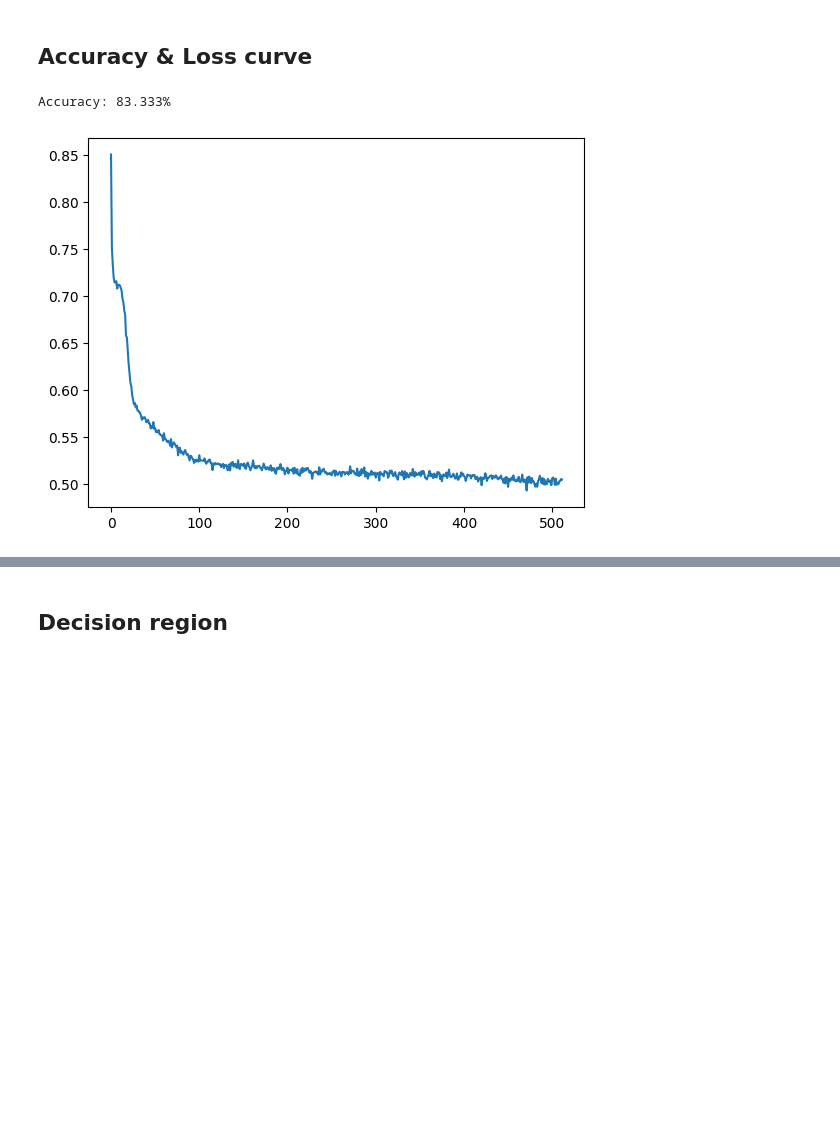
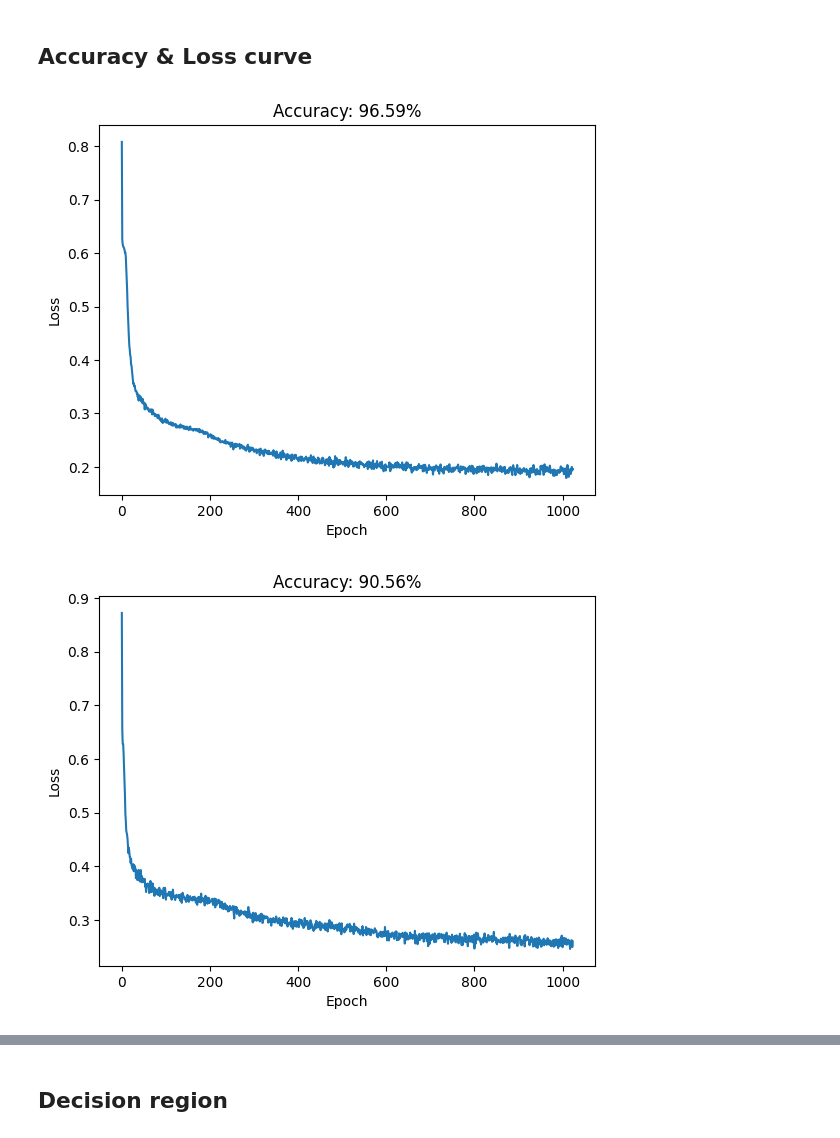
Before and after one commit to huang0520/1112_MachineLearning, a Jupyter notebook: HW2/HW2.ipynb, the cells around one changed output, grey strips where cells are left out. Cells and saved outputs as stored; diff of their text form; code cells hidden in the pictures; blank space fills up the shorter version.

```diff
--- a/HW2/HW2.ipynb
+++ b/HW2/HW2.ipynb
@@ -345,22 +351,38 @@ plt.show()
 # %%
 # Reset the random generator
 rng = rng_generator()
+pred_2layer = []
 
-model_2layer = NN(Config.size_2layer.value, "ReLU")
+model_2layer = [
+    NN(
+        [
+            Config.num_component.value,
+            Config.size_2layer.value[i],
+            len(ImageType),
+        ],
+        "ReLU",
+    )
+    for i in range(len(Config.size_2layer.value))
+]
 
-model_2layer.train(
-    train_x,
-    train_y,
-    Config.learning_rate.value,
-    Config.epoch.value,
-    Config.batch_size.value,
-)
-pred_2layer = model_2layer.pred(test_x)
+for model in model_2layer:
+    model.train(
+        train_x,
+        train_y,
+        learning_rate=Config.learning_rate_2layer.value,
+        epoch=Config.epoch.value,
+        batch_size=Config.batch_size.value,
+    )
+
+for model in model_2layer:
+    pred_2layer.append(model.pred(test_x))
 # %% [markdown]
 ## Accuracy & Loss curve
-# %%
-print(f"Accuracy: {evaluate(pred_2layer, test_y) * 100:.3f}%")
-model_2layer.plot_loss_curve()
-# %% [output]
-Accuracy: 83.333%
-[figure, removed]
+# %%
+for pred, model in zip(pred_2layer, model_2layer):
+    title = "Accuracy: {:.2f}%".format(evaluate(pred, test_y) * 100)
+
+    plot_loss_curve(model.epoch_loss, title)
+# %% [output]
+[figure, added]
+[figure, added]
```
Also changed, not shown: parts of 12 cells of this notebook.
